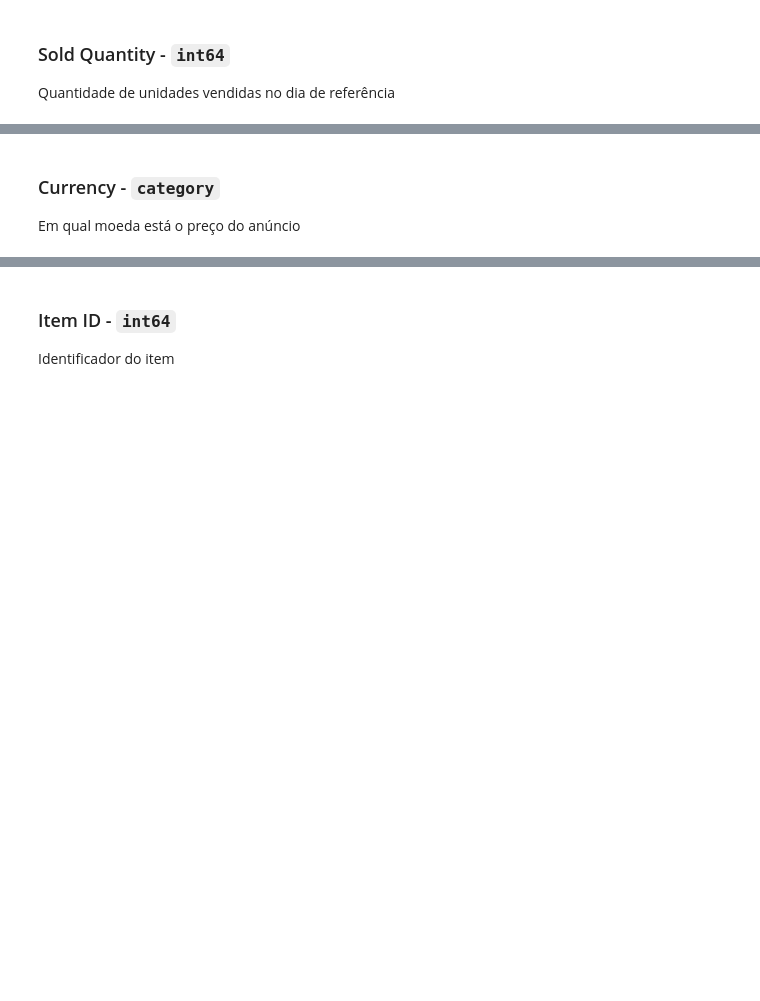
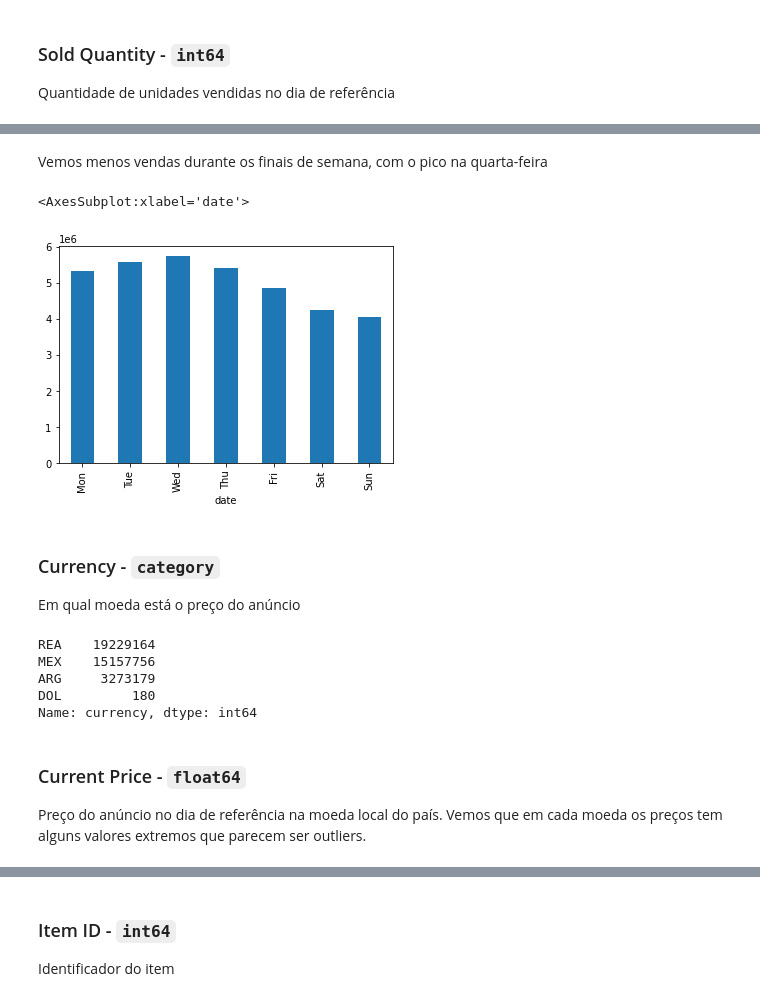
Before and after one commit to BBenicio/meli-data-challenge, a Jupyter notebook: meli.ipynb, the cells around one changed output, grey strips where cells are left out. Drawn from its saved outputs; the diff is of its cells as text; code cells hidden in the pictures; blank space fills up the shorter version.

```diff
--- a/meli.ipynb
+++ b/meli.ipynb
@@ -236,4 +366,24 @@ Preço do anúncio no dia de referência
+# %% [markdown]
+Vemos menos vendas durante os finais de semana, com o pico na quarta-feira
+# %%
+days = ['Mon', 'Tue', 'Wed', 'Thu', 'Fri', 'Sat', 'Sun']
+df[filter_last_days].groupby(df[filter_last_days]['date'].dt.weekday).sum().rename(index=lambda i: days[i])['sold_quantity'].plot.bar()
+# %% [output]
+<AxesSubplot:xlabel='date'>
+[figure, added]
 # %% [markdown]
 ### Currency - `category`
 
 Em qual moeda está o preço do anúncio
+# %%
+df['currency'].value_counts()
+# %% [output]
+REA    19229164
+MEX    15157756
+ARG     3273179
+DOL         180
+Name: currency, dtype: int64
+# %% [markdown]
+### Current Price - `float64`
+
+Preço do anúncio no dia de referência na moeda local do país. Vemos que em cada moeda os preços tem alguns valores extremos que parecem ser outliers.
```
Also changed, not shown: parts of 158 cells of this notebook.
